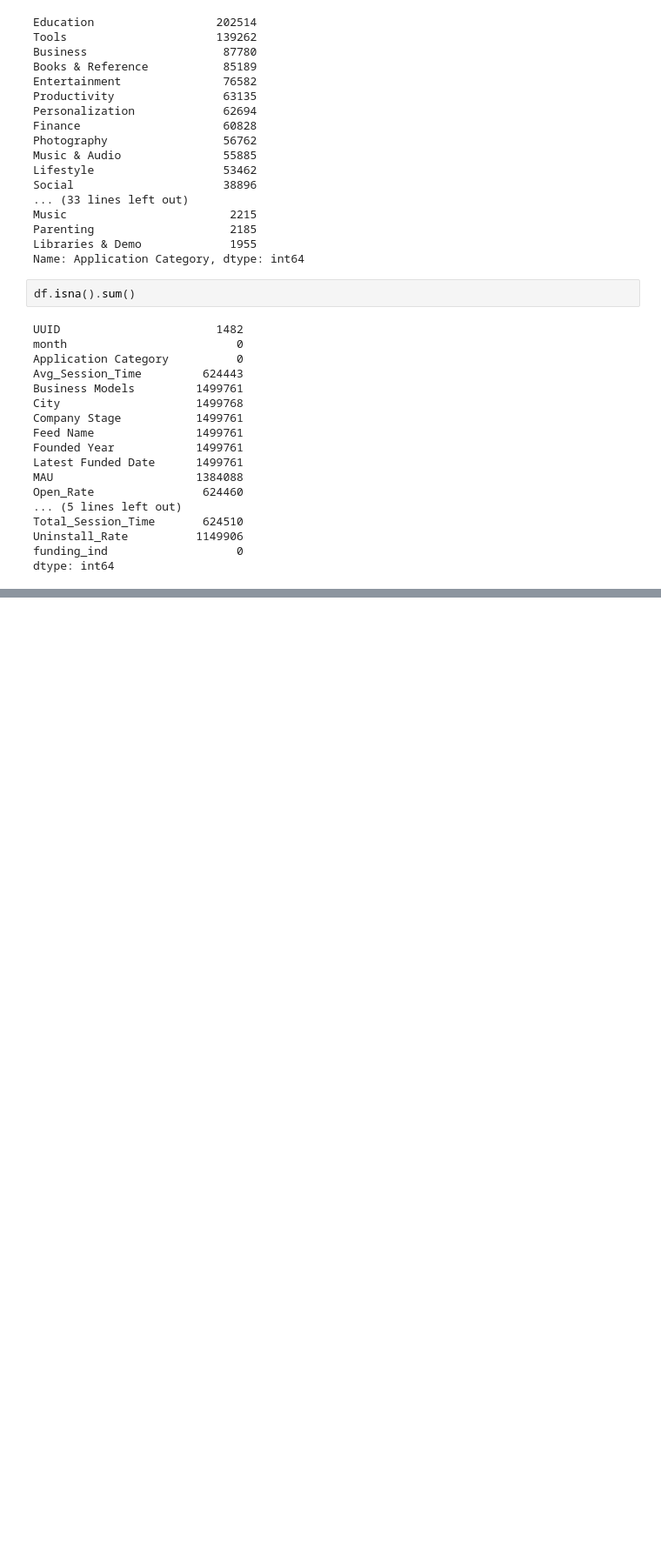
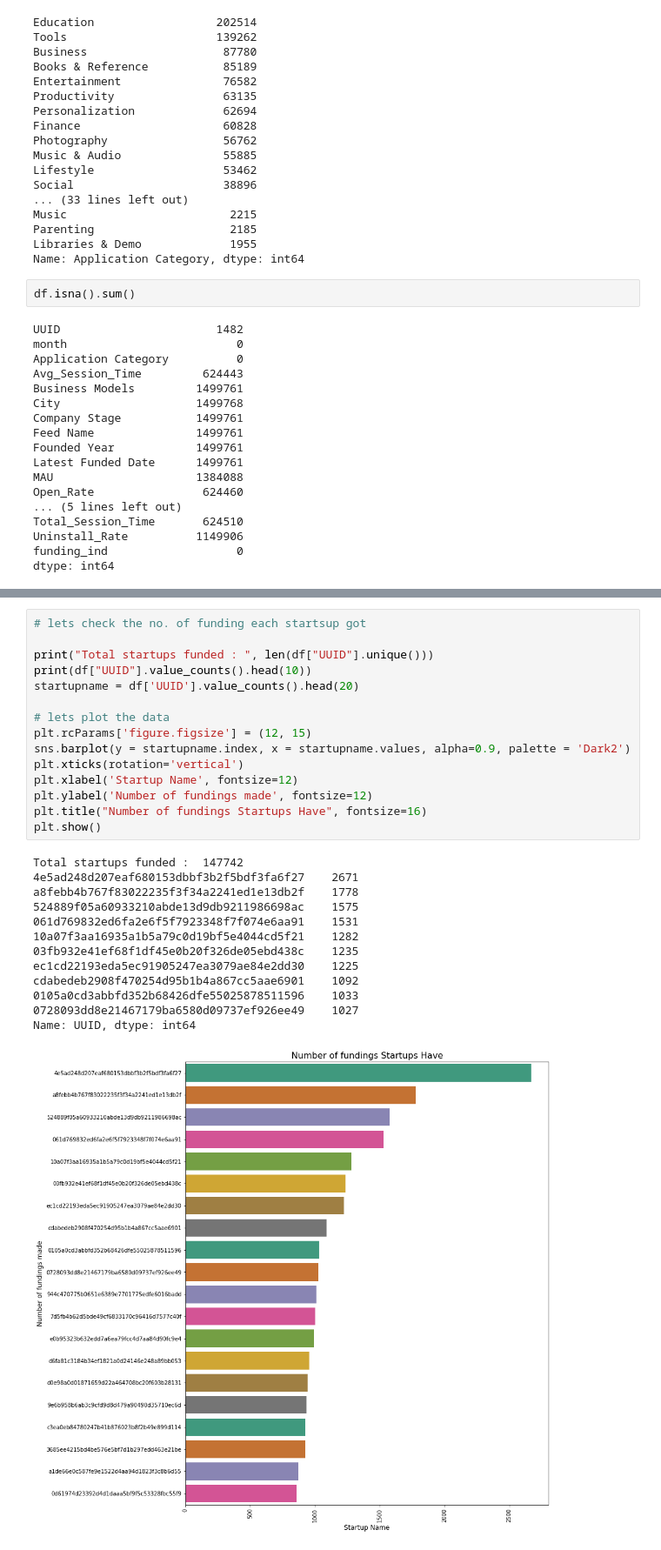
Before and after one commit to rajeshmore1/Capstone-Project-4, a Jupyter notebook: Rajesh_More_Team5_Capstone_Project_4.ipynb, the cells around one changed output, grey strips where cells are left out. Shown at 87% size. Cells and saved outputs as stored; diff of their text form; blank space fills up the shorter version.

```diff
--- a/Rajesh_More_Team5_Capstone_Project_4.ipynb
+++ b/Rajesh_More_Team5_Capstone_Project_4.ipynb
@@ -408,0 +569,29 @@ dtype: int64
+# %%
+# lets check the no. of funding each startsup got
+
+print("Total startups funded : ", len(df["UUID"].unique()))
+print(df["UUID"].value_counts().head(10))
+startupname = df['UUID'].value_counts().head(20)
+
+# lets plot the data
+plt.rcParams['figure.figsize'] = (12, 15)
+sns.barplot(y = startupname.index, x = startupname.values, alpha=0.9, palette = 'Dark2')
+plt.xticks(rotation='vertical')
+plt.xlabel('Startup Name', fontsize=12)
+plt.ylabel('Number of fundings made', fontsize=12)
+plt.title("Number of fundings Startups Have", fontsize=16)
+plt.show()
+# %% [output]
+Total startups funded :  147742
+4e5ad248d207eaf680153dbbf3b2f5bdf3fa6f27    2671
+a8febb4b767f83022235f3f34a2241ed1e13db2f    1778
+524889f05a60933210abde13d9db9211986698ac    1575
+061d769832ed6fa2e6f5f7923348f7f074e6aa91    1531
+10a07f3aa16935a1b5a79c0d19bf5e4044cd5f21    1282
+03fb932e41ef68f1df45e0b20f326de05ebd438c    1235
+ec1cd22193eda5ec91905247ea3079ae84e2dd30    1225
+cdabedeb2908f470254d95b1b4a867cc5aae6901    1092
+0105a0cd3abbfd352b68426dfe55025878511596    1033
+0728093dd8e21467179ba6580d09737ef926ee49    1027
+Name: UUID, dtype: int64
+[figure, added]
```
Also changed, not shown: parts of 35 cells of this notebook.
